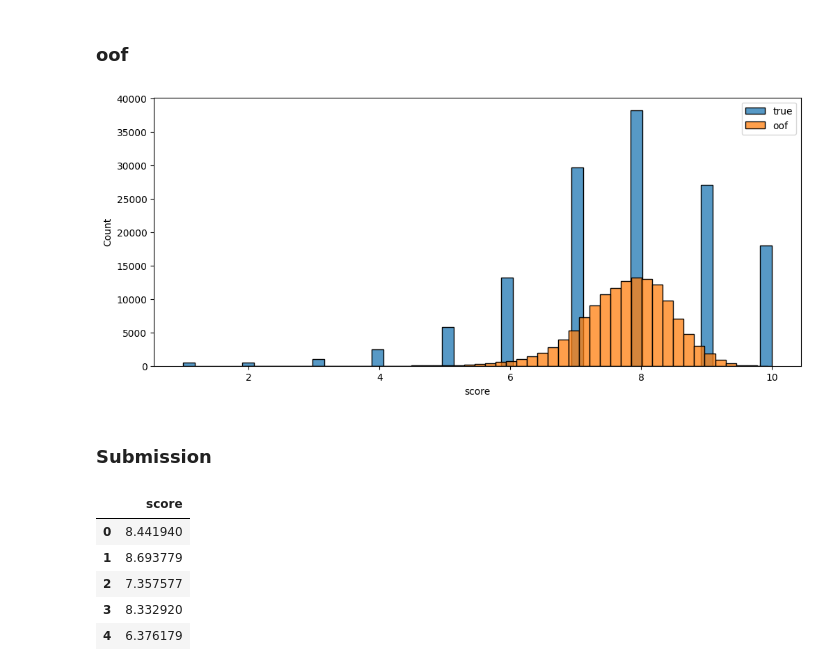
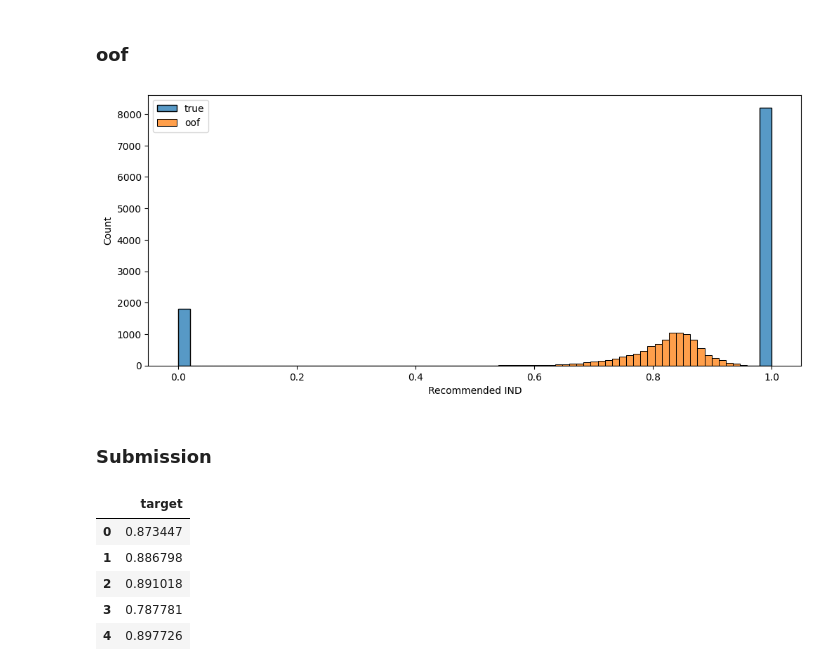
Before and after one commit to yumizu-da/atmaCup17, a Jupyter notebook: exp/001/run.ipynb, the cells around one changed output. Drawn from its saved outputs; the diff is of its cells as text; code cells hidden in the pictures.

```diff
--- a/exp/001/run.ipynb
+++ b/exp/001/run.ipynb
@@ -87,0 +46,32 @@ for col in cat_features:
+# %%
+train_df = pl.read_csv(cfg.data.train_path, try_parse_dates=True)
+cloth_df = pl.read_csv(cfg.data.cloth_path, try_parse_dates=True)
+test_df = pl.read_csv(cfg.data.test_path, try_parse_dates=True)
+
+train_df = train_df.join(cloth_df, on="Clothing ID", how="left")
+test_df = test_df.join(cloth_df, on="Clothing ID", how="left")
+
+skf = StratifiedKFold(n_splits=cfg.n_splits, shuffle=True, random_state=cfg.seed)
+# %%
+# ラベルエンコーディング
+
+le_division_name = LabelEncoder()
+le_division_name.fit(cloth_df["Division Name"])
+train_df = train_df.with_columns(
+    pl.Series(le_division_name.transform(train_df["Division Name"])).alias("Division Name")
+)
+test_df = test_df.with_columns(pl.Series(le_division_name.transform(test_df["Division Name"])).alias("Division Name"))
+
+le_department_name = LabelEncoder()
+le_department_name.fit(cloth_df["Department Name"])
+train_df = train_df.with_columns(
+    pl.Series(le_department_name.transform(train_df["Department Name"])).alias("Department Name")
+)
+test_df = test_df.with_columns(
+    pl.Series(le_department_name.transform(test_df["Department Name"])).alias("Department Name")
+)
+
+le_class_name = LabelEncoder()
+le_class_name.fit(cloth_df["Class Name"])
+train_df = train_df.with_columns(pl.Series(le_class_name.transform(train_df["Class Name"])).alias("Class Name"))
+test_df = test_df.with_columns(pl.Series(le_class_name.transform(test_df["Class Name"])).alias("Class Name"))
@@ -88,8 +98,8 @@ for col in cat_features:
 # %% [markdown]
 ### 学習
 # %%
-x_train = train_df.drop([cfg.target, "user_id"], axis=1)
-y_train = train_df[cfg.target]
+x_train = train_df.drop([cfg.target, "Rating", "Title", "Review Text"]).to_pandas()
+y_train = train_df[cfg.target].to_pandas()
 
 # 実験結果格納用のディレクトリを作成
 cfg.run_name = time.strftime("%Y%m%d_%H%M%S")
@@ -99,10 +109,10 @@ Path(cfg.data.results_dir).mkdir(exist_ok=True, parents=True)
 lgb_data = lgb.Dataset(
     x_train,
     label=y_train,
-    categorical_feature=x_train.select_dtypes(include=["category"]).columns.tolist(),
+    # categorical_feature=x_train.select_dtypes(include=["category"]).columns.tolist(),
     free_raw_data=True,
 )
-callbacks=[
+callbacks = [
     lgb.early_stopping(stopping_rounds=cfg.lgb.early_stopping_rounds),
     lgb.log_evaluation(cfg.lgb.log_evaluation),
 ]
@@ -111,7 +121,7 @@ callbacks=[
 cv_results = lgb.cv(
     dict(cfg.lgb.params),
     lgb_data,
-    folds=kf.split(x_train, y_train, groups=groups),
+    folds=skf.split(x_train, y_train),
     num_boost_round=cfg.lgb.num_boost_round,
     callbacks=callbacks,
     return_cvbooster=True,
@@ -175,41 +187,41 @@ fig.savefig(f"{cfg.data.results_dir}/feature_importance.png")
 # %%
 oof = np.zeros(len(x_train))
 
 # 各fold毎に推論してoofを作成
-for i, (_, valid_idx) in enumerate(kf.split(x_train, y_train, groups=groups)):
+for i, (_, valid_idx) in enumerate(skf.split(x_train, y_train)):
     x_valid = x_train.iloc[valid_idx]
     model = cvbooster.boosters[i]
     y_pred = model.predict(x_valid, num_iteration=cvbooster.best_iteration)
     oof[valid_idx] = y_pred
 
 oof_df = pd.DataFrame({"oof": oof})
 oof_df.to_csv(f"{cfg.data.results_dir}/oof.csv", index=False)
 
 fig, ax = plt.subplots(figsize=(12, 5))
 sns.histplot(y_train, bins=50)
 sns.histplot(oof, bins=50)
 plt.legend(["true", "oof"])
 plt.show()
 fig.savefig(f"{cfg.data.results_dir}/oof_hist.png")
 # %% [output]
-[figure, old version]
+[figure, new version]
 # %% [markdown]
 ### Submission
 # %%
 # 推論
-x_test = test_df.drop(["user_id"], axis=1)
+x_test = test_df.drop(["Title", "Review Text"]).to_pandas()
 y_preds = cvbooster.predict(x_test, num_iteration=cvbooster.best_iteration)
 y_pred = np.mean(y_preds, axis=0)
 
 # 提出用ファイル作成
 sub_df = pd.read_csv(cfg.data.sample_submission_path)
-sub_df[cfg.target] = y_pred
+sub_df["target"] = y_pred
 sub_df.to_csv(f"{cfg.data.results_dir}/{cfg.run_name}_submission.csv", index=False)
 sub_df.head()
 # %% [output]
-|  | score |
-| 0 | 8.441940 |
-| 1 | 8.693779 |
-| 2 | 7.357577 |
-| 3 | 8.332920 |
-| 4 | 6.376179 |
+|  | target |
+| 0 | 0.873447 |
+| 1 | 0.886798 |
+| 2 | 0.891018 |
+| 3 | 0.787781 |
+| 4 | 0.897726 |
```
Also changed, not shown: parts of 8 cells of this notebook, 18 other files.
